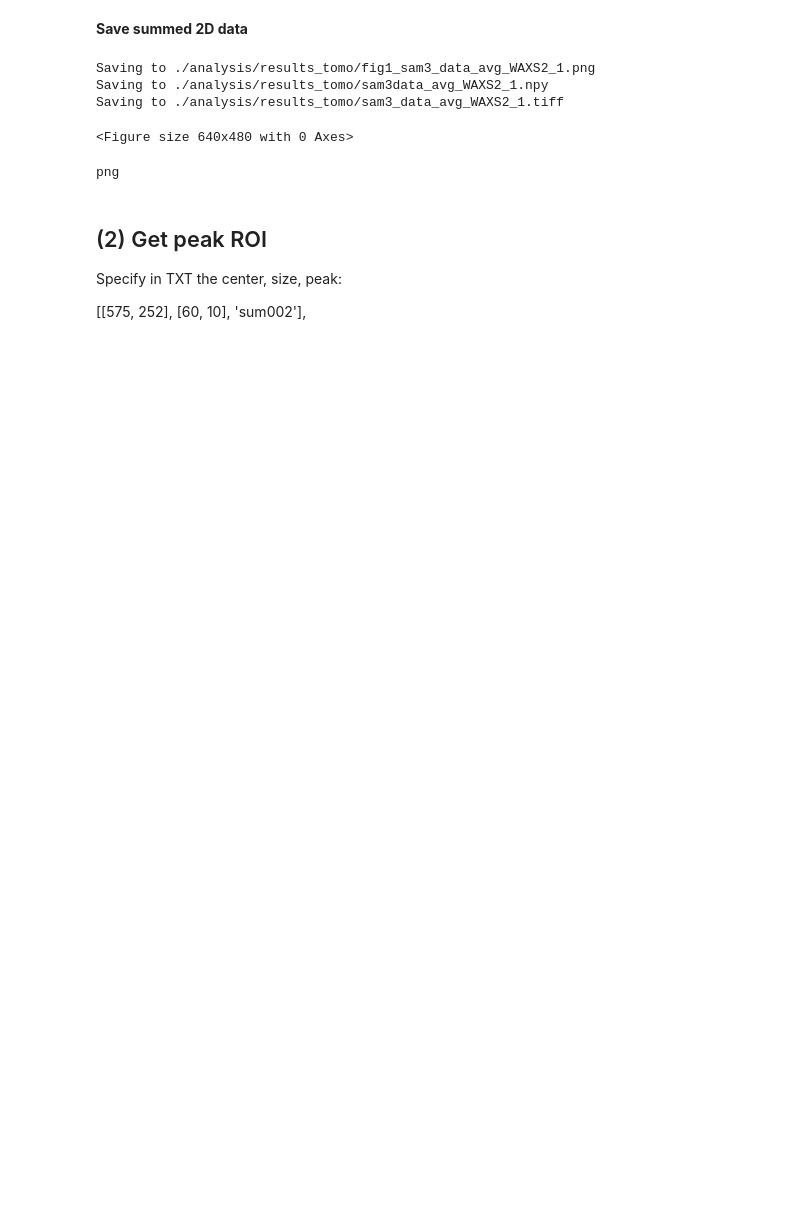
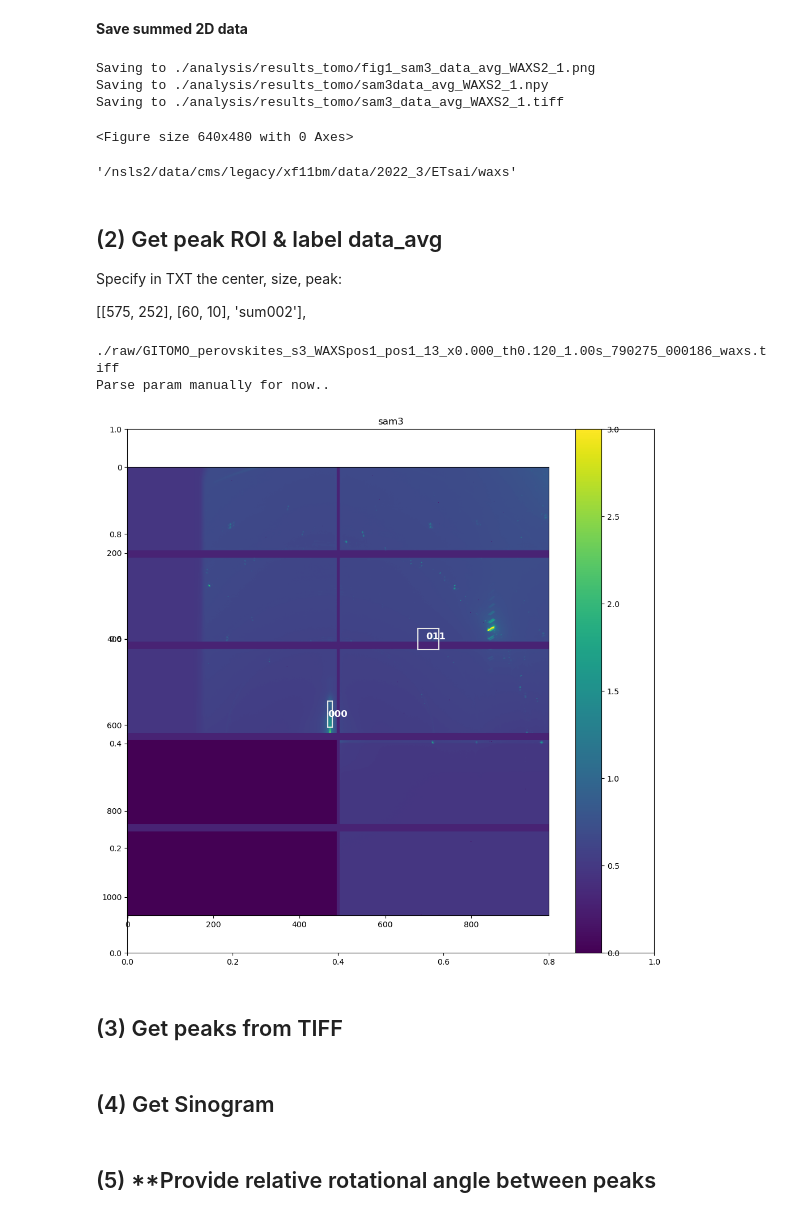
Before and after one commit to esther279/GI_tomo, a Jupyter notebook: GI_tomo.ipynb, the cells around one changed output. Drawn from its saved outputs; the diff is of its cells as text; code cells hidden in the pictures; blank space fills up the shorter version.

```diff
--- a/GI_tomo.ipynb
+++ b/GI_tomo.ipynb
@@ -135,26 +159,30 @@ __Save summed 2D data__
 # Save png
 flag_save_png = 1
 flag_save_npy = 1
+flag_save_tiff = 1
+filename_saved = filename+'_data_avg_WAXS1'
 
 if flag_save_png:
-    fn_out = out_dir+'fig1_'+filename+'_data_avg_WAXS2'
+    fn_out = out_dir+'fig1_'+filename_saved
     fn_out = util.check_file_exist(fn_out, ext='.png')
     plt.savefig(fn_out, format='png')
 
 # Save as npy
 if flag_save_npy:
-    fn_out = out_dir+filename+'data_avg_WAXS2'
+    fn_out = out_dir+filename_saved
     fn_out = util.check_file_exist(fn_out, ext='.npy')
     np.save(fn_out, data_avg)
+
     if False:
-        fn_out = out_dir+filename+'data_avg_WAXS2'
+        fn_out = out_dir+filename_saved
         data_avg = np.load(fn_out+'.npy')
 
+
 # Save as tiff
-if True:
+if flag_save_tiff:
     data_avg = np.nan_to_num(data_avg)
     final_img = Image.fromarray(data_avg.astype(np.uint32))
-    infile_done = out_dir+filename+'_data_avg_WAXS2'
+    infile_done = out_dir+filename_saved
     infile_done = util.check_file_exist(infile_done, ext='.tiff')
     final_img.save(infile_done)
 
@@ -190,25 +218,32 @@ Saving to ./analysis/results_tomo/sam3data_avg_WAXS2_1.npy
 Saving to ./analysis/results_tomo/sam3_data_avg_WAXS2_1.tiff
 <Figure size 640x480 with 0 Axes>
 # %%
-fn = 'data_avg_WAXS2.png'
-ext = fn.split(".")[-1]
-print(ext)
+%pwd
 # %% [output]
-png
+'/nsls2/data/cms/legacy/xf11bm/data/2022_3/ETsai/waxs'
 # %% [markdown]
-## (2) Get peak ROI
+## (2) Get peak ROI & label data_avg
 
 Specify in TXT the center, size, peak:
 
 [[575, 252], [60, 10], 'sum002'],
 # %%
 ## Get ROI for each peak from 2D data (step 2)
-filename_peak = './GI_tomo/param/C8BTBT_peaks.txt'
+filename_peak = '/nsls2/data/cms/legacy/xf11bm/data/2022_3/ETsai/waxs/analysis/GI_tomo/param/C8BTBT_peaks.txt'
 filename_df_peaks = 'df_peaks_all_subbg{}{}'.format(flag_LinearSubBKG, extra)
+
+flag_save_png = 0
+flag_save_npy = 0
 
 
 ####### Get peak roi from scattering pattern
-peak_list = io.read_peak_list(filename_peak)
+if 0:
+    peak_list = io.read_peak_list(filename_peak)
+else:
+    peak_list = [
+         [[575, 471], [60, 10], 'sum000'],
+         [[400, 700], [50, 50], 'sum011'],
+    ]
 
 if 0:
     q_file = HOME_PATH+'analysis/q_image/TOMO_S4_sam3_R_10_x-3.400_th0.110_1.00s_42366_000000_waxs.npz'
@@ -223,34 +258,41 @@ if 0:
     #plt.pcolormesh(X, Y, np.log10(q_image))
 #    calibration.set_beam_position(462, 1043-398)
 
-if 2 in run_steps:
+if 1:  #2 in run_steps:
     #### Plot to define roi
     fig = plt.figure(5, figsize=[12,12]); plt.clf();
     plt.title(filename)
     ax = fig.add_subplot(111)
-    ax.imshow(np.log10(data_avg), vmin=0.5, vmax=1.25)
+    aa = ax.imshow(np.log10(data_avg+3), vmin=0, vmax=3)
+    plt.colorbar(aa)
     peaks.get_peaks(infiles[0], peak_list, phi_max=360, verbose=2)
     #ax.set_xlim(145,981)
     #ax.set_ylim(670,0)
 
     if 0:
         xticks = np.asarray([471+ii*109.6 for ii in np.arange(-3, 4.1, 1)])
         xticklabels = ["{:5.1f}".format(i) for i in ((xticks-471)*x_scale)];
         ax.set_xticks(xticks)
         ax.set_xticklabels(xticklabels)
         yticks = xticks = np.asarray([651+ii*109.6 for ii in np.arange(0, -6, -1)])
         yticklabels = ["{:5.1f}".format(i) for i in ((651-yticks)*y_scale)];
         ax.set_yticks(yticks)
         ax.set_yticklabels(yticklabels)
 
     ## Save png
     if flag_save_png:
         fn_out = out_dir+'fig5_'+filename+'_peak_roi.png'
         fn_out = util.check_file_exist(fn_out)
         plt.savefig(fn_out, format='png')
 
     ## Save peak_list in npy
     if flag_save_npy:
         fn_out = out_dir+'peak_list'
         fn_out = util.check_file_exist(fn_out)
         np.save(fn_out, peak_list)
+# %% [output]
+./raw/GITOMO_perovskites_s3_WAXSpos1_pos1_13_x0.000_th0.120_1.00s_790275_000186_waxs.tiff
+Parse param manually for now..
+[figure, added]
+# %% [markdown]
+## (3) Get peaks from TIFF
@@ -256,0 +332,2 @@ if 2 in run_steps:
+# %% [markdown]
+## (4) Get Sinogram
@@ -256,0 +397,2 @@ if 2 in run_steps:
+# %% [markdown]
+## (5) **Provide relative rotational angle between peaks
```
Also changed, not shown: parts of 24 cells of this notebook.
